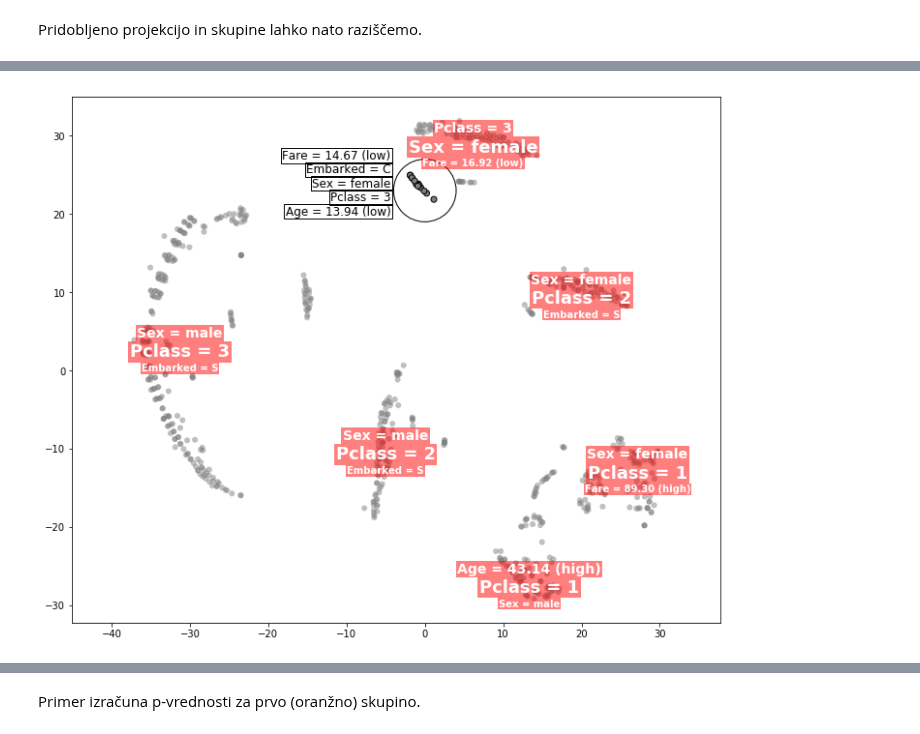
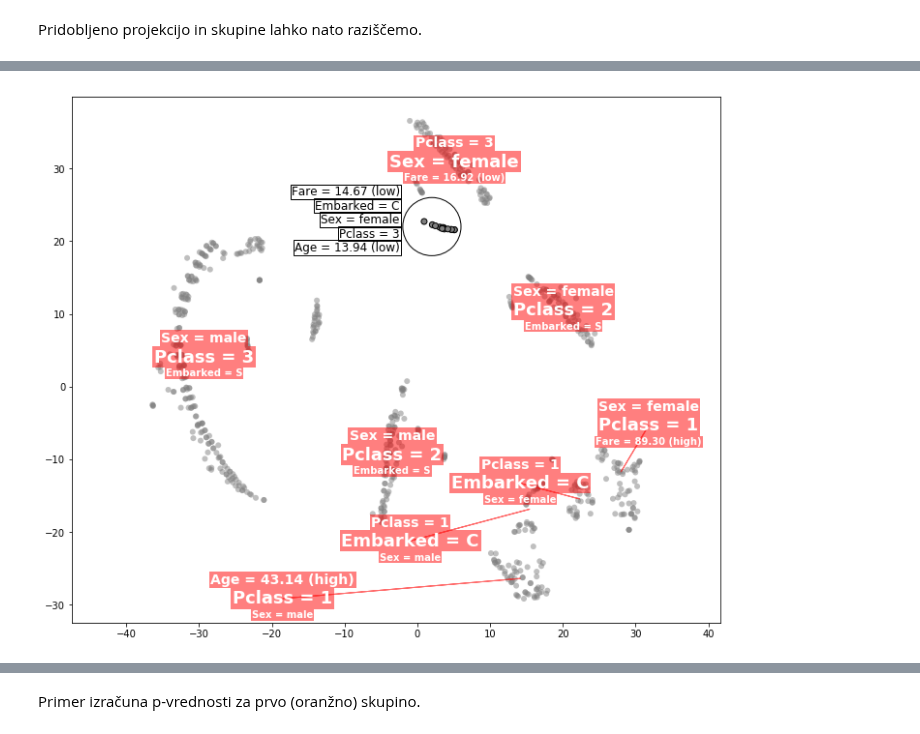
Before and after one commit to simejanko/mag-multidim-proj-visualisation, a Jupyter notebook: showcases/tab_exploration.ipynb, the cells around one changed output, grey strips where cells are left out. Saved outputs shown, nothing was run; the diff lists cells and outputs as text; code cells hidden in the pictures.

```diff
--- a/showcases/tab_exploration.ipynb
+++ b/showcases/tab_exploration.ipynb
@@ -50,7 +50,7 @@ clusters = dbscan.fit_predict(X)
 # %% [markdown]
 Pridobljeno projekcijo in skupine lahko nato raziščemo.
 # %%
-tab_explorer = TabExplorer(p_threshold=1e-2, min_cluster_size=40)
+tab_explorer = TabExplorer(p_threshold=1e-2, min_cluster_size=30)
 tab_explorer.fit(df, X_em, clusters)
-fig, ax = tab_explorer.plot_static()
+fig, ax = tab_explorer.plot_static(avoid_overlaps=True)
 # %% [output]
@@ -58,8 +58,8 @@ fig, ax = tab_explorer.plot_static()
 # %%
-fig, ax = tab_explorer.plot_dynamic(0, 23, 4)
+fig, ax = tab_explorer.plot_dynamic(2, 22, 4)
 fig
 # %% [output]
-[figure, old version]
+[figure, new version]
 # %%
 %matplotlib notebook
 
```
Also changed, not shown: parts of 4 cells of this notebook, 1 other file.
